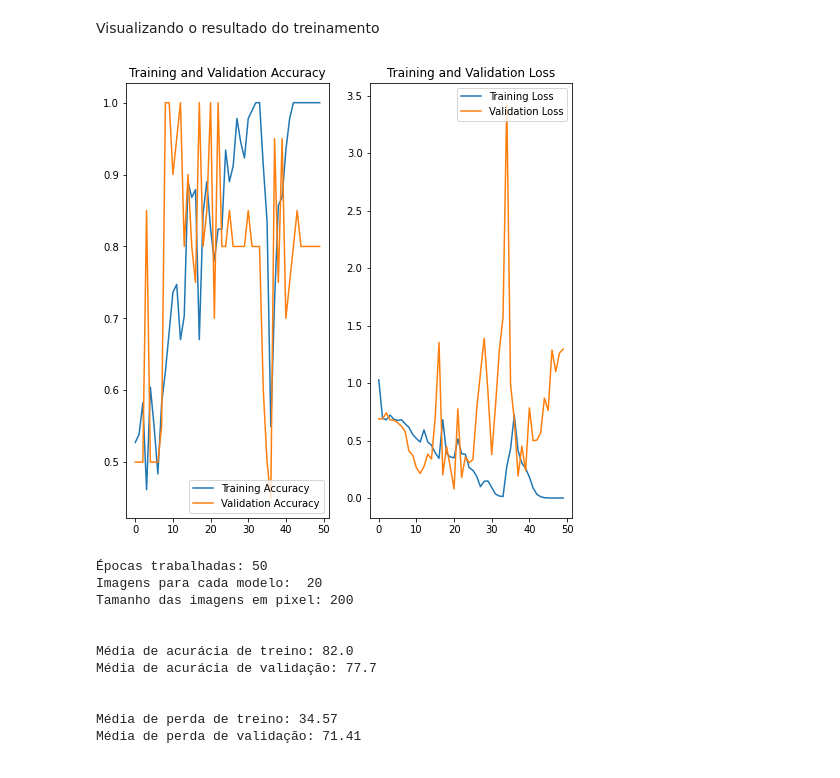
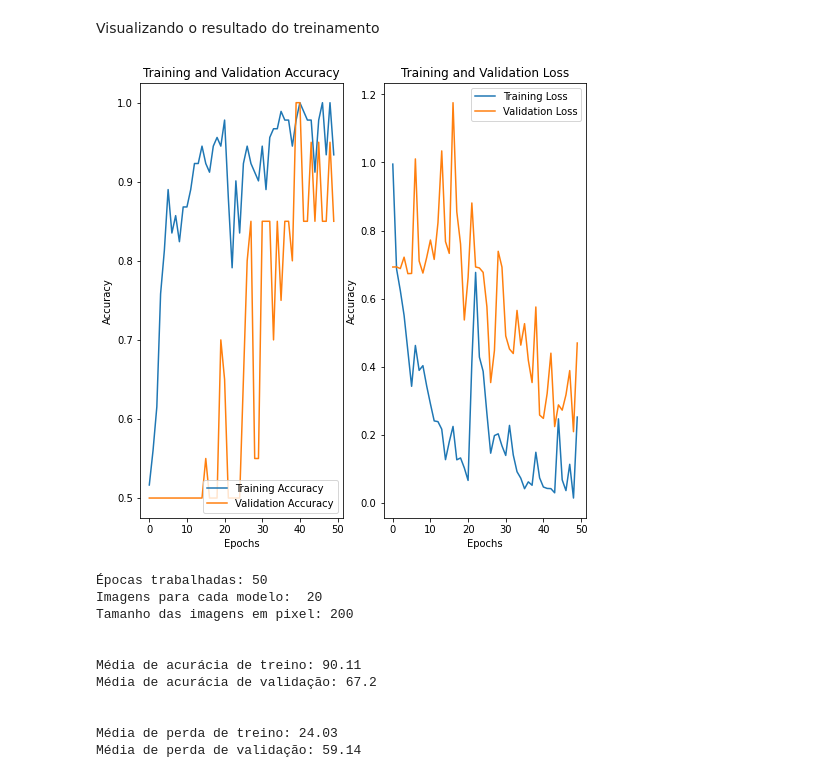
Before and after one commit to Samuscosta/machine-learning, a Jupyter notebook: Myometrium_cancer.ipynb, the cells around one changed output. Cells and saved outputs as stored; diff of their text form; code cells hidden in the pictures.

```diff
--- a/Myometrium_cancer.ipynb
+++ b/Myometrium_cancer.ipynb
@@ -131,14 +131,21 @@ plotImages(sample_training_images[:5])  # Plot images 1-5
 model = tf.keras.models.Sequential([
     tf.keras.layers.Conv2D(32, (3,3), activation='relu', input_shape=(IMG_SHAPE, IMG_SHAPE, 3)),
     tf.keras.layers.MaxPooling2D(2, 2),
+    tf.keras.layers.BatchNormalization(),
 
     tf.keras.layers.Conv2D(64, (3,3), activation='relu', padding='same'),
+    tf.keras.layers.MaxPooling2D(2,2),
+
+    tf.keras.layers.Conv2D(64, (3,3), activation='relu', padding='valid'),
+    tf.keras.layers.MaxPooling2D(2,2),
+
+    tf.keras.layers.Conv2D(128, (3,3), activation='relu', padding='valid'),
     tf.keras.layers.MaxPooling2D(2,2),
 
     tf.keras.layers.Conv2D(128, (3,3), activation='relu', padding='same'),
     tf.keras.layers.MaxPooling2D(2,2),
 
-    tf.keras.layers.Conv2D(128, (3,3), activation='relu', padding='same'),
+    tf.keras.layers.Conv2D(256, (3,3), activation='relu', padding='same'),
     tf.keras.layers.MaxPooling2D(2,2),
 
     tf.keras.layers.Flatten(),
@@ -204,28 +211,34 @@ Visualizando o resultado do treinamento
 # %%
 acc = history.history['accuracy']
 val_acc = history.history['val_accuracy']
 
 loss = history.history['loss']
 val_loss = history.history['val_loss']
 
 epochs_range = range(EPOCHS)
 
 plt.figure(figsize=(8, 8))
+
 plt.subplot(1, 2, 1)
 plt.plot(epochs_range, acc, label='Training Accuracy')
 plt.plot(epochs_range, val_acc, label='Validation Accuracy')
 plt.legend(loc='lower right')
 plt.title('Training and Validation Accuracy')
+plt.ylabel('Accuracy')
+plt.xlabel('Epochs')
 
 plt.subplot(1, 2, 2)
 plt.plot(epochs_range, loss, label='Training Loss')
 plt.plot(epochs_range, val_loss, label='Validation Loss')
 plt.legend(loc='upper right')
 plt.title('Training and Validation Loss')
+plt.ylabel('Accuracy')
+plt.xlabel('Epochs')
+
 plt.savefig('./foo.png')
 plt.show()
 # %% [output]
-[figure, old version]
+[figure, new version]
 # %%
 print("Épocas trabalhadas:", EPOCHS)
 print("Imagens para cada modelo: ", BATCH_SIZE)
@@ -254,9 +267,9 @@ Imagens para cada modelo:  20
 Tamanho das imagens em pixel: 200
 
 
-Média de acurácia de treino: 82.0
-Média de acurácia de validação: 77.7
+Média de acurácia de treino: 90.11
+Média de acurácia de validação: 67.2
 
 
-Média de perda de treino: 34.57
-Média de perda de validação: 71.41
+Média de perda de treino: 24.03
+Média de perda de validação: 59.14
```
Also changed, not shown: parts of 4 cells of this notebook.
